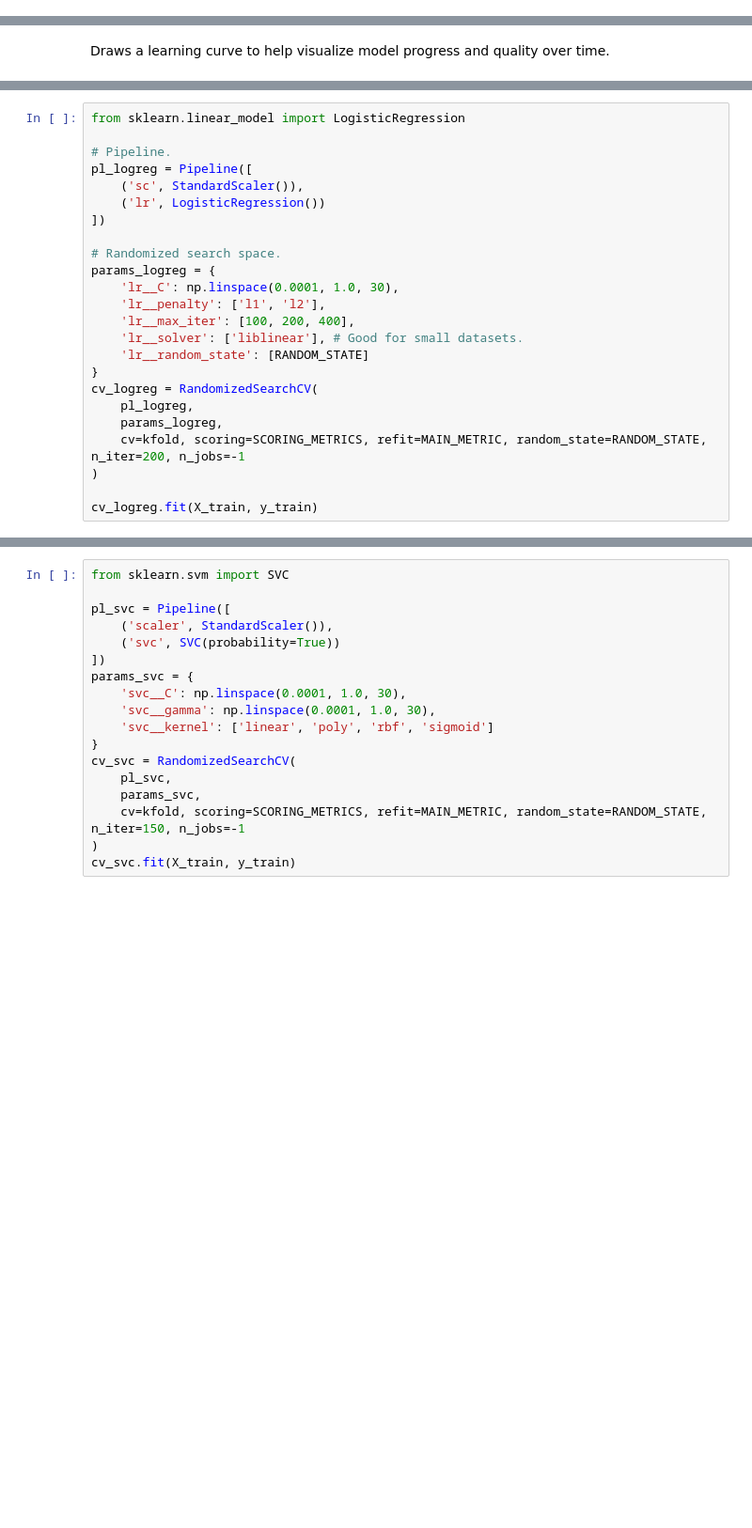
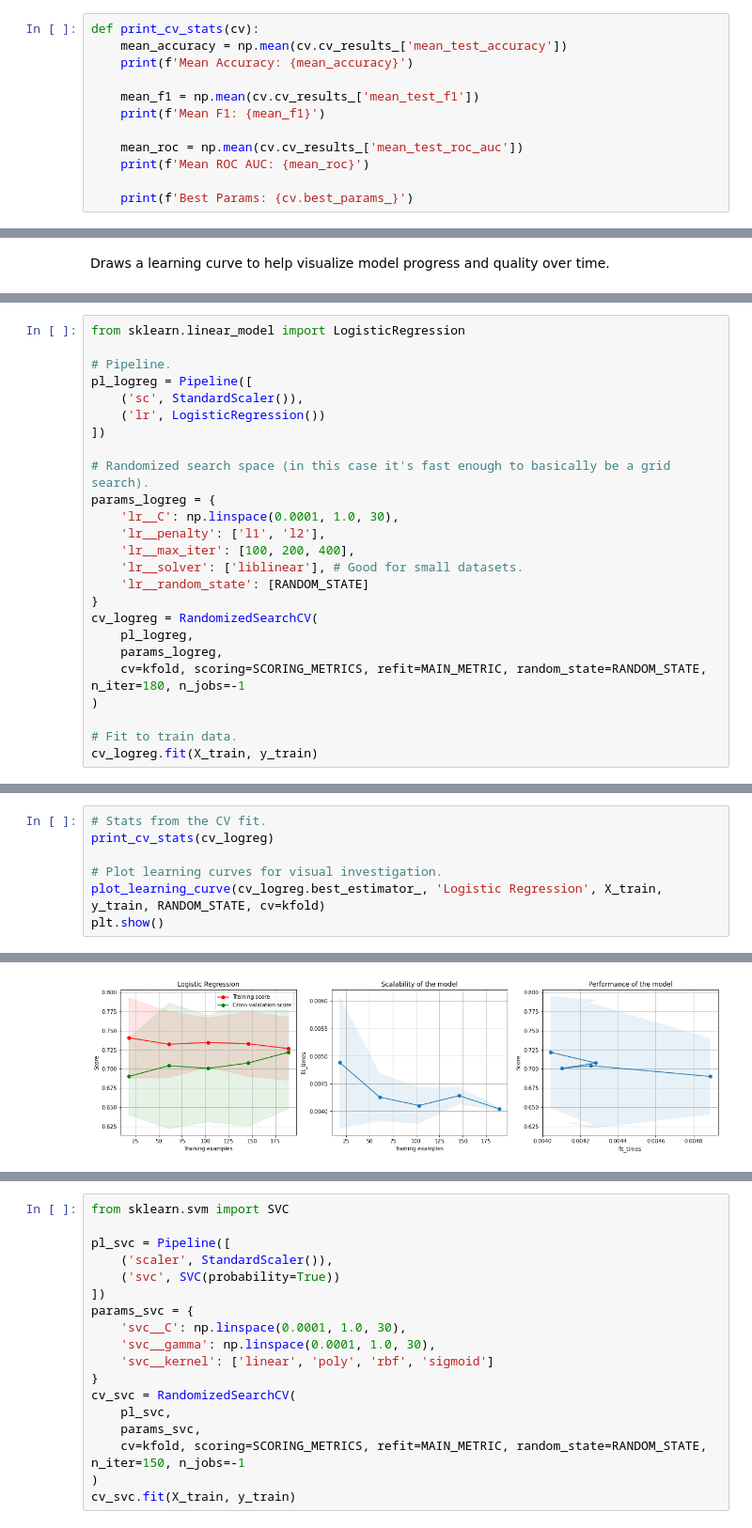
Before and after one commit to KasumiL5x/bu-postdoc-test, a Jupyter notebook: model.ipynb, the cells around one changed output, grey strips where cells are left out. Shown at 94% size. Cells and saved outputs as stored; diff of their text form; blank space fills up the shorter version.

```diff
--- a/model.ipynb
+++ b/model.ipynb
@@ -23,0 +103,12 @@ all_data = pd.read_csv('./data/cleaned.csv', usecols=['serum_creatinine', 'eject
+# %%
+def print_cv_stats(cv):
+    mean_accuracy = np.mean(cv.cv_results_['mean_test_accuracy'])
+    print(f'Mean Accuracy: {mean_accuracy}')
+
+    mean_f1 = np.mean(cv.cv_results_['mean_test_f1'])
+    print(f'Mean F1: {mean_f1}')
+
+    mean_roc = np.mean(cv.cv_results_['mean_test_roc_auc'])
+    print(f'Mean ROC AUC: {mean_roc}')
+
+    print(f'Best Params: {cv.best_params_}')
@@ -187,7 +268,7 @@ pl_logreg = Pipeline([
     ('lr', LogisticRegression())
 ])
 
-# Randomized search space.
+# Randomized search space (in this case it's fast enough to basically be a grid search).
 params_logreg = {
     'lr__C': np.linspace(0.0001, 1.0, 30),
     'lr__penalty': ['l1', 'l2'],
@@ -198,9 +279,10 @@ params_logreg = {
 cv_logreg = RandomizedSearchCV(
     pl_logreg,
     params_logreg,
-    cv=kfold, scoring=SCORING_METRICS, refit=MAIN_METRIC, random_state=RANDOM_STATE, n_iter=200, n_jobs=-1
+    cv=kfold, scoring=SCORING_METRICS, refit=MAIN_METRIC, random_state=RANDOM_STATE, n_iter=180, n_jobs=-1
 )
 
+# Fit to train data.
 cv_logreg.fit(X_train, y_train)
 # %% [output]
 RandomizedSearchCV(cv=StratifiedKFold(n_splits=3, random_state=None, shuffle=False),
@@ -266,0 +305,8 @@ F1 Score: 0.6857142857142856
+# %%
+# Stats from the CV fit.
+print_cv_stats(cv_logreg)
+
+# Plot learning curves for visual investigation.
+plot_learning_curve(cv_logreg.best_estimator_, 'Logistic Regression', X_train, y_train, RANDOM_STATE, cv=kfold)
+plt.show()
+# %% [output]
@@ -266,0 +317 @@ F1 Score: 0.6857142857142856
+[figure, added]
```
Also changed, not shown: parts of 48 cells of this notebook, 1 other file.
